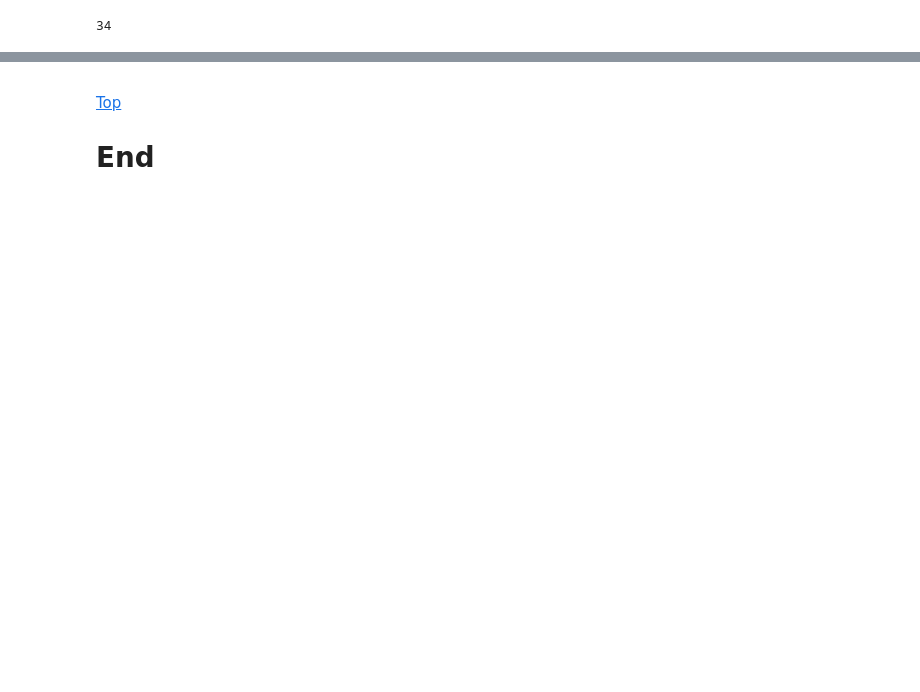
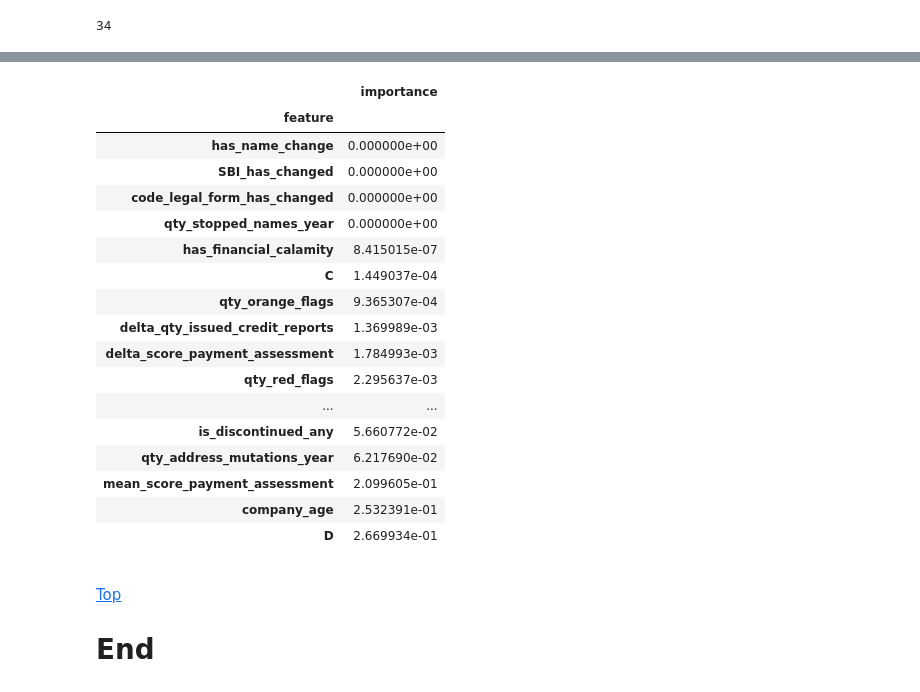
Before and after one commit to mark-me/relocation_indicator, a Jupyter notebook: modelling/decision_tree_yearly_2017.ipynb, the cells around one changed output, grey strips where cells are left out. Saved outputs shown, nothing was run; the diff lists cells and outputs as text; code cells hidden in the pictures; blank space fills up the shorter version.

```diff
--- a/modelling/decision_tree_yearly_2017.ipynb
+++ b/modelling/decision_tree_yearly_2017.ipynb
@@ -1078,0 +1090,21 @@ NameError: name 'plt' is not defined
+# %%
+feat_imp
+# %% [output]
+|  | importance |
+| feature |  |
+| has_name_change | 0.000000e+00 |
+| SBI_has_changed | 0.000000e+00 |
+| code_legal_form_has_changed | 0.000000e+00 |
+| qty_stopped_names_year | 0.000000e+00 |
+| has_financial_calamity | 8.415015e-07 |
+| C | 1.449037e-04 |
+| qty_orange_flags | 9.365307e-04 |
+| delta_qty_issued_credit_reports | 1.369989e-03 |
+| delta_score_payment_assessment | 1.784993e-03 |
+| qty_red_flags | 2.295637e-03 |
+| ... | ... |
+| is_discontinued_any | 5.660772e-02 |
+| qty_address_mutations_year | 6.217690e-02 |
+| mean_score_payment_assessment | 2.099605e-01 |
+| company_age | 2.532391e-01 |
+| D | 2.669934e-01 |
```
Also changed, not shown: parts of 4 cells of this notebook.
